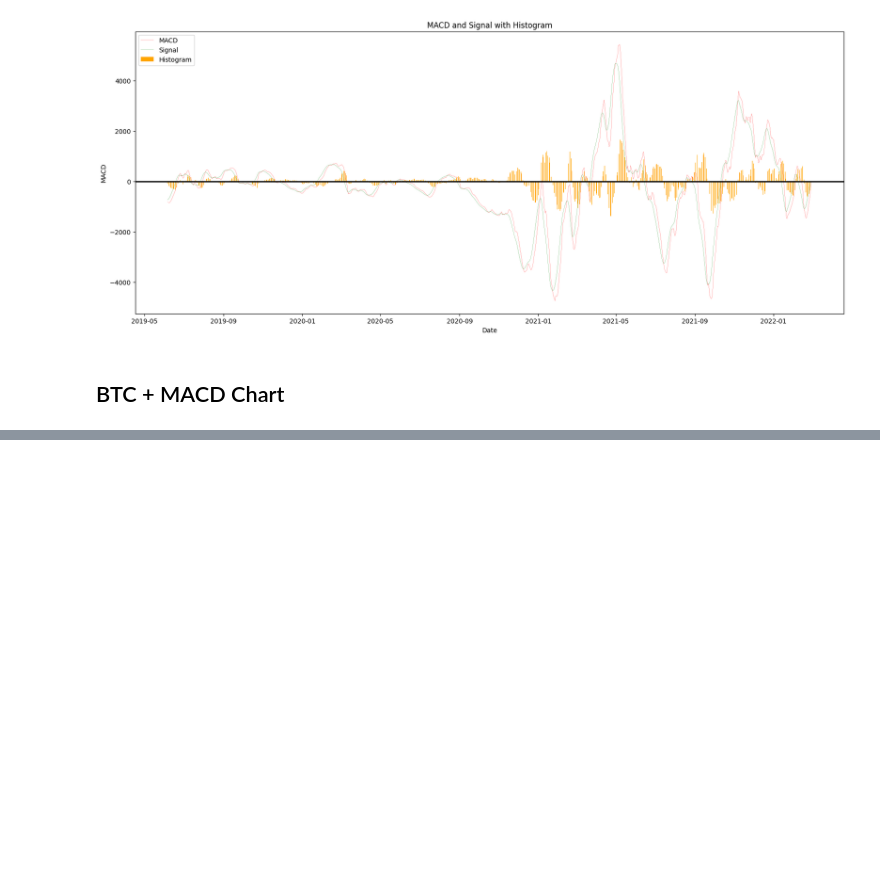
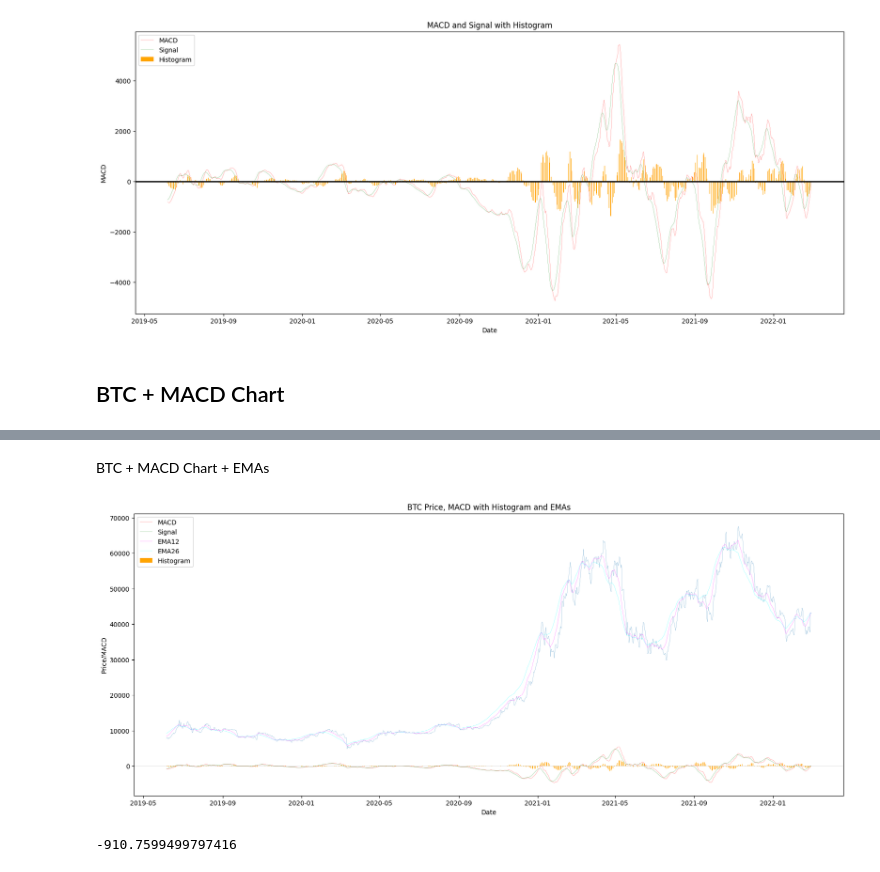
Before and after one commit to timschopinski/macd-analysis, a Jupyter notebook: macd.ipynb, the cells around one changed output, grey strips where cells are left out. Drawn from its saved outputs; the diff is of its cells as text; code cells hidden in the pictures; blank space fills up the shorter version.

Commit message:
trading added

```diff
--- a/macd.ipynb
+++ b/macd.ipynb
@@ -122,0 +141,29 @@ plt.show()
+# %% [markdown]
+BTC + MACD Chart + EMAs
+# %%
+plt.figure(figsize=(20, 8))
+plt.plot(btc_data['close'], lw=0.2)
+plt.plot(macd_data['macd'], label='MACD', color='red', lw=0.2)
+plt.plot(macd_data['signal'], label='Signal', color='green', lw=0.2)
+plt.plot(macd_data['ema12'], label='EMA12', color='magenta', lw=0.2)
+plt.plot(macd_data['ema26'], label='EMA26', color='cyan', lw=0.2)
+
+
+plt.bar(macd_data.index, macd_data['histogram'], color='orange', width=0.4, label='Histogram')
+
+plt.axhline(0, color='black', lw=0.1)
+
+plt.xlabel('Date')
+plt.ylabel('Price/MACD')
+plt.title('BTC Price, MACD with Histogram and EMAs')
+plt.legend(loc='upper left')
+
+plt.show()
+# %% [output]
+[figure, added]
+# %%
+from trading import get_macd_total_return
+total_return = get_macd_total_return(macd_data[::-1])
+print(total_return)
+# %% [output]
+-910.7599499797416
```
Also changed, not shown: parts of 8 cells of this notebook, 2 other files.
